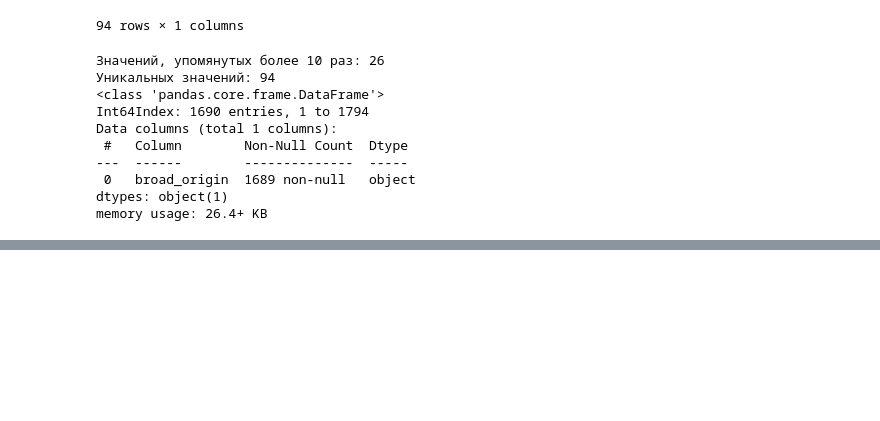
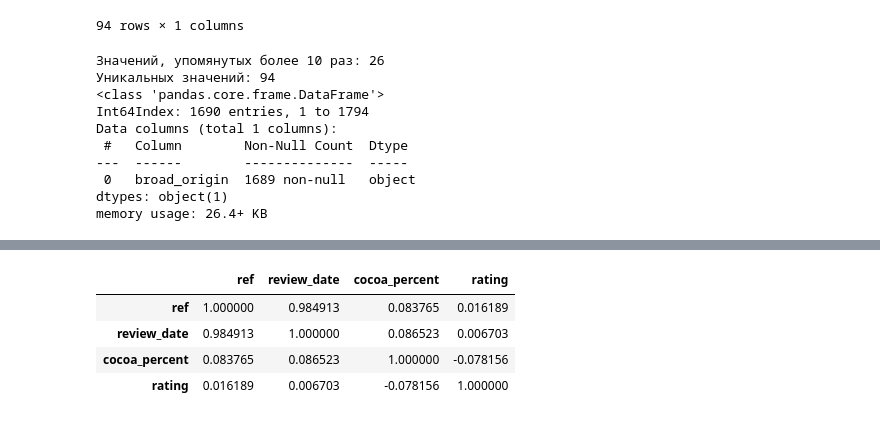
Before and after one commit to kmaestro/cacao_flavors, a Jupyter notebook: main.ipynb, the cells around one changed output, grey strips where cells are left out. Saved outputs shown, nothing was run; the diff lists cells and outputs as text; code cells hidden in the pictures; blank space fills up the shorter version.

```diff
--- a/main.ipynb
+++ b/main.ipynb
@@ -413,0 +419,8 @@ memory usage: 26.4+ KB
+# %%
+cacao.corr()
+# %% [output]
+|  | ref | review_date | cocoa_percent | rating |
+| ref | 1.000000 | 0.984913 | 0.083765 | 0.016189 |
+| review_date | 0.984913 | 1.000000 | 0.086523 | 0.006703 |
+| cocoa_percent | 0.083765 | 0.086523 | 1.000000 | -0.078156 |
+| rating | 0.016189 | 0.006703 | -0.078156 | 1.000000 |
```
Also changed, not shown: parts of 1 cell of this notebook.
